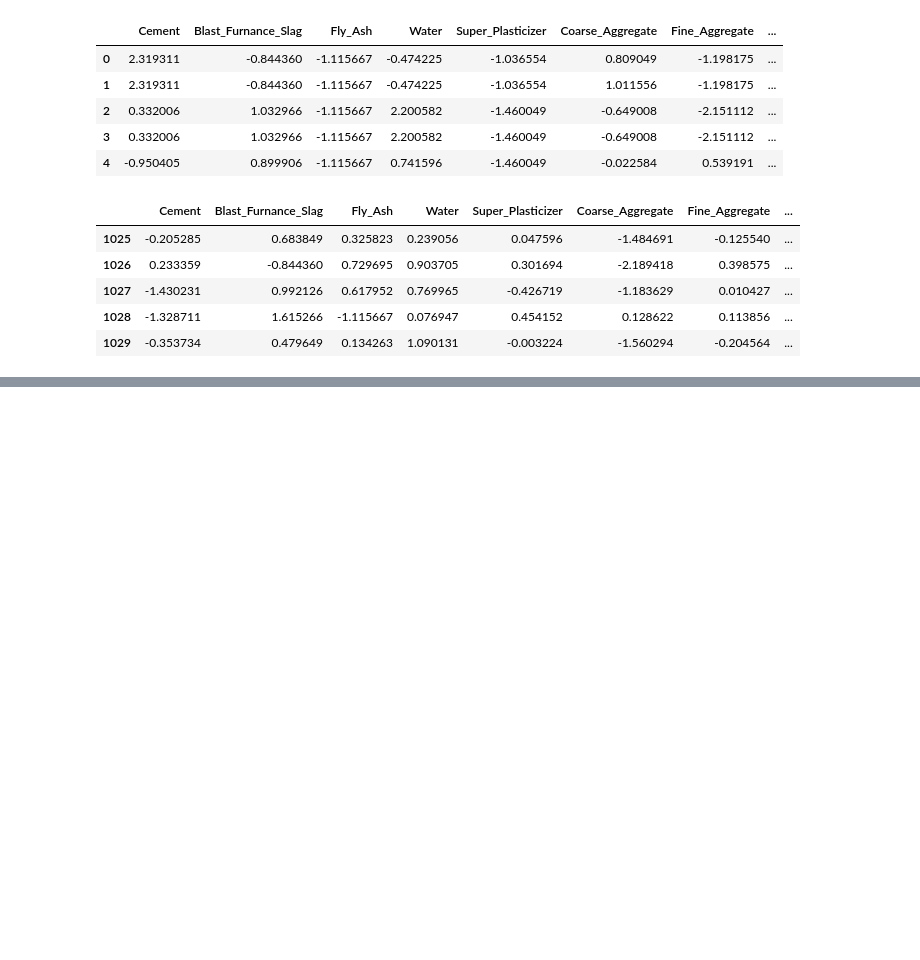
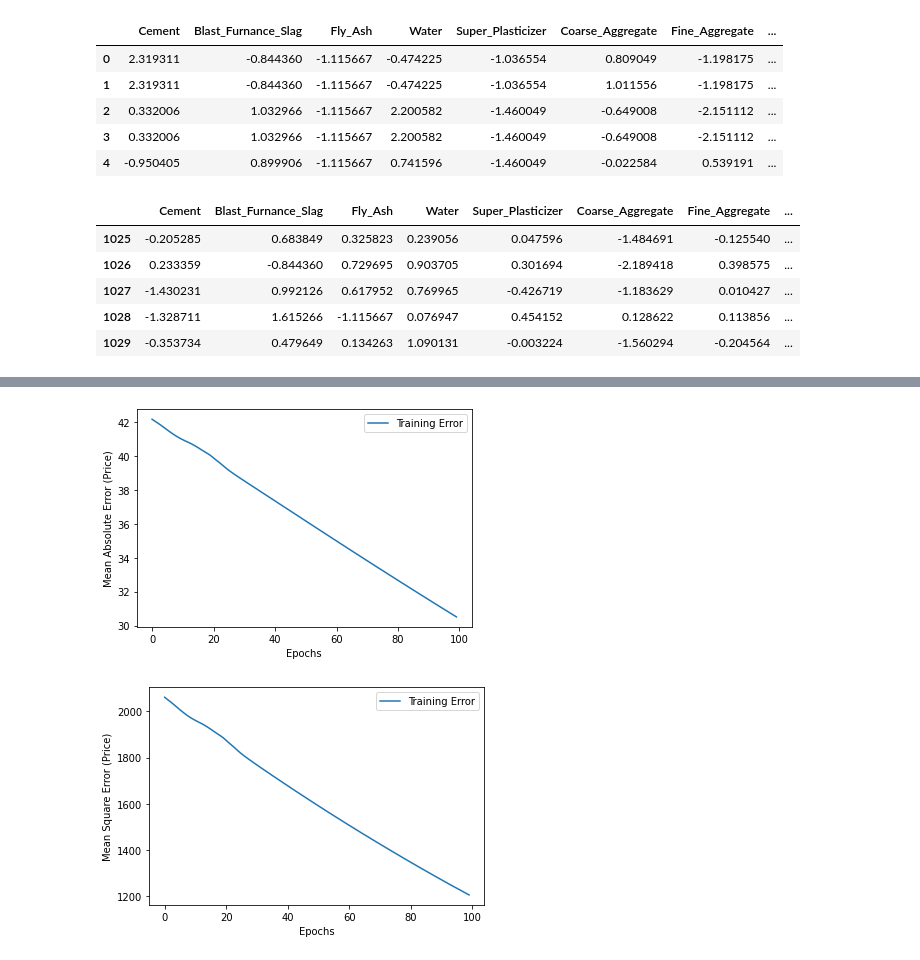
Before and after one commit to SyedHuzaifa007/PIAIC-Deep-Learning-Assignment, a Jupyter notebook: Concrete_Strength_Assignment.ipynb, the cells around one changed output, grey strips where cells are left out. Drawn from its saved outputs; the diff is of its cells as text; code cells hidden in the pictures; blank space fills up the shorter version.

```diff
--- a/Concrete_Strength_Assignment.ipynb
+++ b/Concrete_Strength_Assignment.ipynb
@@ -345,0 +377,20 @@ history_df.tail()
+# %%
+# plotting loss on validation data
+def history_plot(history):
+  # For Mean Absolute Error
+  plt.figure()
+  plt.xlabel('Epochs')
+  plt.ylabel('Mean Absolute Error (Price)')
+  plt.plot(history_df['epochs'], history_df['mae'], label = 'Training Error')
+  plt.legend()
+  # For Mean Squared Error
+  plt.figure()
+  plt.xlabel('Epochs')
+  plt.ylabel('Mean Square Error (Price)')
+  plt.plot(history_df['epochs'], history_df['loss'], label = 'Training Error')
+  plt.legend()
+
+history_plot(history)
+# %% [output]
+[figure, added]
+[figure, added]
```
Also changed, not shown: parts of 14 cells of this notebook.
